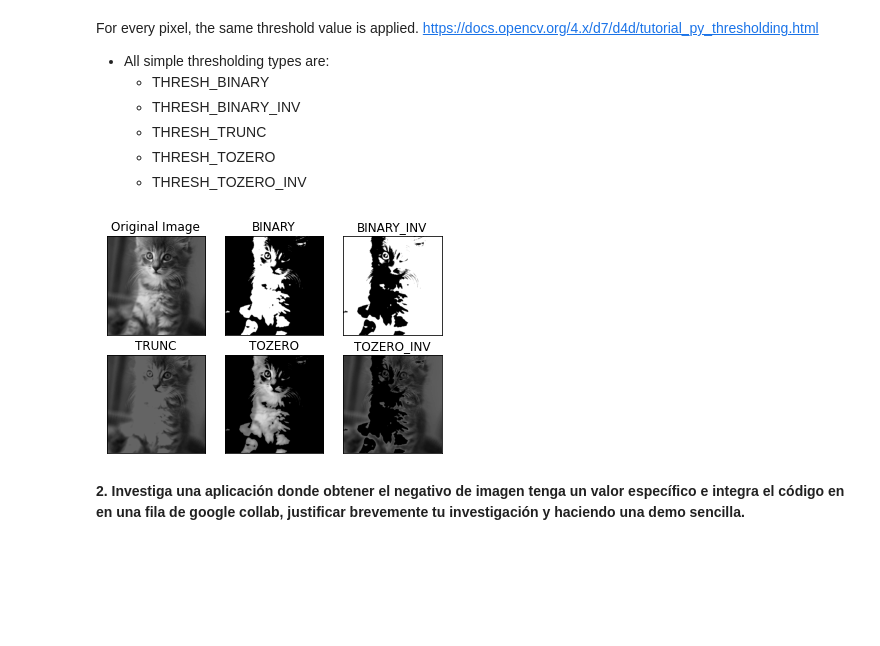
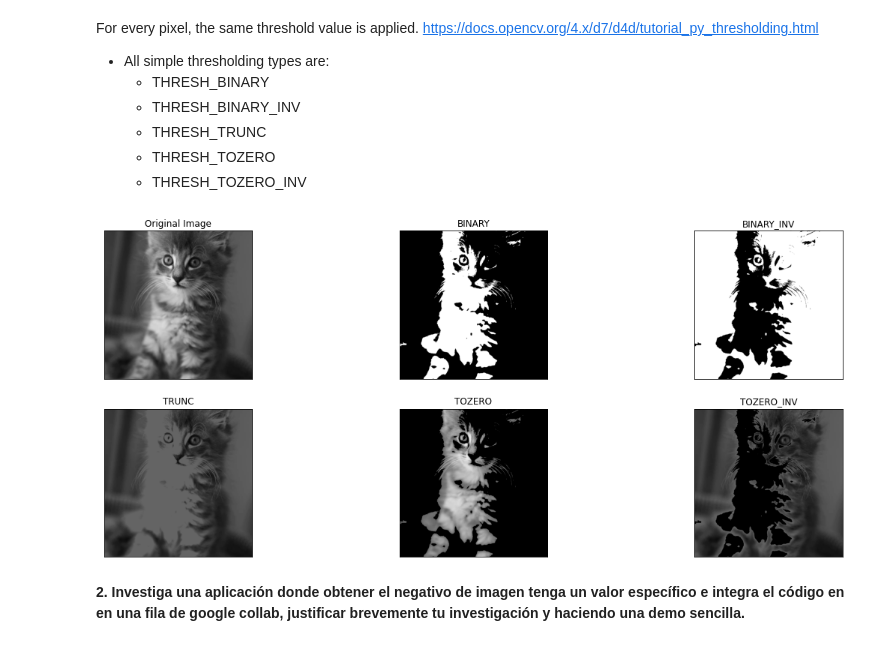
Before and after one commit to andreac941/ComputerVision-Eq3, a Jupyter notebook: SimpleImageProcessing_Eq10.ipynb, the cells around one changed output. Drawn from its saved outputs; the diff is of its cells as text; code cells hidden in the pictures; blank space fills up the shorter version.

```diff
--- a/SimpleImageProcessing_Eq10.ipynb
+++ b/SimpleImageProcessing_Eq10.ipynb
@@ -114,24 +114,25 @@ https://docs.opencv.org/4.x/d7/d4d/tutorial_py_thresholding.html
 # %%
 url1 = "https://placekitten.com/700/700"
 myImg = io.imread(url1)
 myGrayImg1 = cv.cvtColor(myImg, cv.COLOR_BGR2GRAY)
 thresh = 100
 ret1,th1 = cv.threshold(myGrayImg1,thresh,255,cv.THRESH_BINARY)
 ret2,th2 = cv.threshold(myGrayImg1,thresh,255,cv.THRESH_BINARY_INV)
 ret3,th3 = cv.threshold(myGrayImg1,thresh,255,cv.THRESH_TRUNC)
 ret4,th4 = cv.threshold(myGrayImg1,thresh,255,cv.THRESH_TOZERO)
 ret5,th5 = cv.threshold(myGrayImg1,thresh,255,cv.THRESH_TOZERO_INV)
 
 titles = ['Original Image','BINARY','BINARY_INV','TRUNC','TOZERO','TOZERO_INV']
 images = [myGrayImg1, th1, th2, th3, th4, th5]
 
+fig = plt.figure(figsize=(20, 8))
 for i in range(6):
     plt.subplot(2,3,i+1),plt.imshow(images[i],'gray',vmin=0,vmax=255)
     plt.title(titles[i])
     plt.xticks([]),plt.yticks([])
 plt.show()
 # %% [output]
-[figure, old version]
+[figure, new version]
 # %% [markdown]
 **2.   Investiga una aplicación donde obtener el negativo de imagen tenga un valor específico e integra el código en en una fila de google collab, justificar brevemente tu investigación y haciendo una demo sencilla.**
 # %% [markdown]
```
